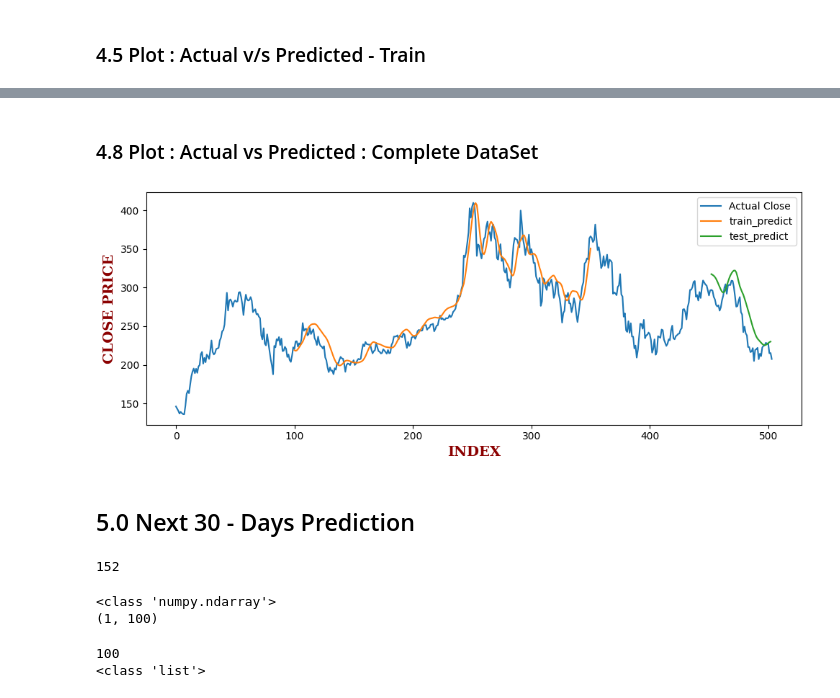
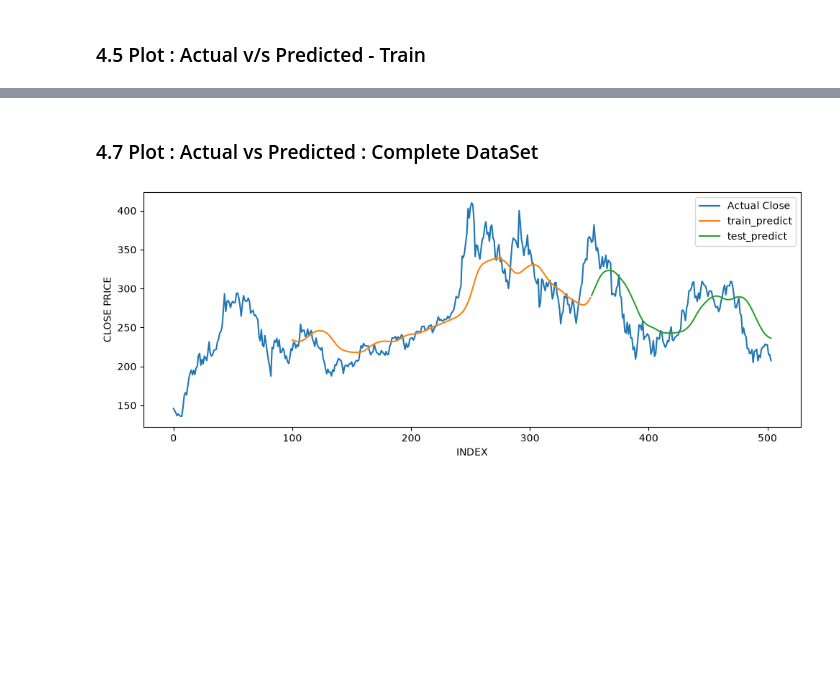
Before and after one commit to Amarpreet-singh07/stock-price-prediction, a Jupyter notebook: Stock_Price_Prediction.ipynb, the cells around one changed output, grey strips where cells are left out. Cells and saved outputs as stored; diff of their text form; code cells hidden in the pictures; blank space fills up the shorter version.

```diff
--- a/Stock_Price_Prediction.ipynb
+++ b/Stock_Price_Prediction.ipynb
@@ -333,0 +269,15 @@ Epoch 100/100
+# %%
+BATCH_SIZE = 64
+EPOCHS = 100
+
+history = model.fit(
+    X_train, y_train,
+    validation_split=0.15,
+    epochs=EPOCHS, batch_size=BATCH_SIZE, verbose=2,
+    callbacks=[EarlyStopping(monitor='val_loss', patience=10, restore_best_weights=True)],
+)
+
+plt.figure(figsize=(8, 3))
+plt.plot(history.history['loss'], label='train loss')
+plt.plot(history.history['val_loss'], label='val loss')
+plt.xlabel('EPOCH'); plt.ylabel('MSE (scaled)'); plt.legend(); plt.tight_layout()
@@ -351,3 +305,8 @@ test_predict = scaler.inverse_transform(test_predict)
+# %%
+train_predict = scaler.inverse_transform(model.predict(X_train, verbose=0))
+test_predict = scaler.inverse_transform(model.predict(X_test, verbose=0))
+y_train_inv = scaler.inverse_transform(y_train.reshape(-1, 1))
+y_test_inv = scaler.inverse_transform(y_test.reshape(-1, 1))
 # %% [markdown]
 ### 4.5 Plot : Actual v/s Predicted - Train
 # %%
@@ -382,2 +347,2 @@ math.sqrt(mean_squared_error(y_test, test_predict))
 # %% [markdown]
-### 4.8 Plot : Actual vs Predicted : Complete DataSet
+### 4.7 Plot : Actual vs Predicted : Complete DataSet
@@ -393,40 +349,13 @@ testPredictPlot[len(train_predict)+2*time_step+1:len(df_close)-1, :] = test_pred
 # %%
-font = {'family': 'serif',
-        'color':  'darkred',
-        'weight': 'bold',
-        'size': 14,
-        }
+train_plot = np.full_like(close, np.nan, dtype=float)
+train_plot[TIME_STEP:train_size] = train_predict
+test_plot = np.full_like(close, np.nan, dtype=float)
+test_plot[train_size:] = test_predict
 
 plt.figure(figsize=(10, 4))
-plt.subplot(1, 1, 1)
-plt.plot(scaler.inverse_transform(df_close), label='Actual Close')
-plt.plot(trainPredictPlot, label='train_predict')
-plt.plot(testPredictPlot, label='test_predict')
-plt.xlabel('INDEX', fontdict=font)
-plt.ylabel('CLOSE PRICE', fontdict=font)
-plt.legend()                                                 # legend() : it is an area describing the elements of the graph
-
-plt.tight_layout()                                           # tight_layout() : automatically adjusts the subplots in the area
+plt.plot(close, label='Actual Close')
+plt.plot(train_plot, label='train_predict')
+plt.plot(test_plot, label='test_predict')
+plt.xlabel('INDEX'); plt.ylabel('CLOSE PRICE'); plt.legend(); plt.tight_layout()
 # %% [output]
-[figure, old version]
+[figure, new version]
-# %% [markdown]
-## 5.0 Next 30 - Days Prediction
-# %%
-len(test_data)
-# %% [output]
-152
-# %%
-x_input = test_data[52: ].reshape(1, -1)
-print(type(x_input))
-print(x_input.shape)
-# %% [output]
-<class 'numpy.ndarray'>
-(1, 100)
-# %%
-temp_input = list(x_input)
-temp_input = temp_input[0].tolist()
-print(len(temp_input))
-print(type(temp_input))
-# %% [output]
-100
-<class 'list'>
```
Also changed, not shown: parts of 70 cells of this notebook, 4 other files.
